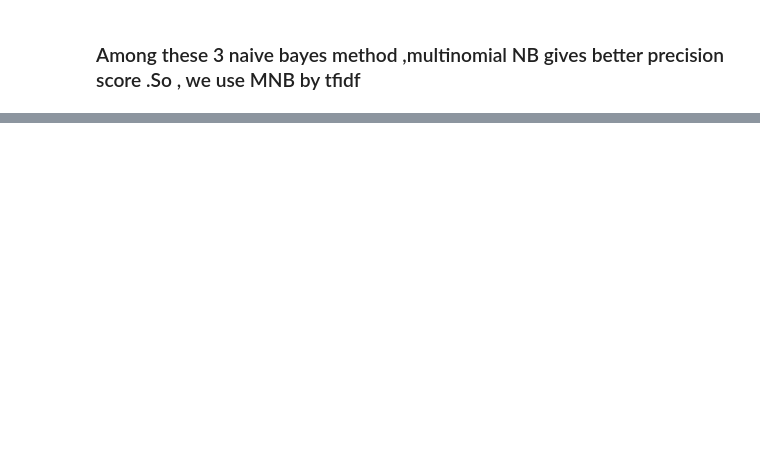
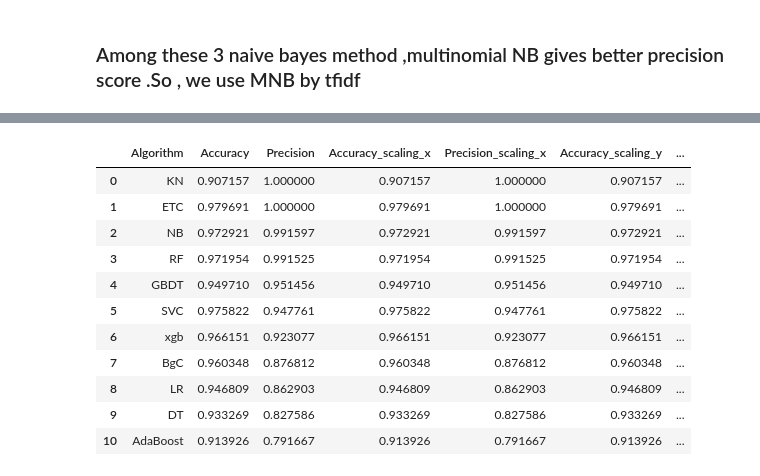
Before and after one commit to Ishwar-gupta/SMS-spam-classifier, a Jupyter notebook: spam_detection.ipynb, the cells around one changed output, grey strips where cells are left out. Saved outputs shown, nothing was run; the diff lists cells and outputs as text; code cells hidden in the pictures; blank space fills up the shorter version.

```diff
--- a/spam_detection.ipynb
+++ b/spam_detection.ipynb
@@ -746,0 +881,5 @@ ModuleNotFoundError: No module named 'xgboost'
+# %%
+temp_df = pd.DataFrame({'Algorithm':clfs.keys(),'Accuracy_scaling':accuracy_scores,'Precision_scaling':precision_scores}).sort_values('Precision_scaling',ascending=False)
+# %%
+new_df = performance_df.merge(temp_df,on='Algorithm')
+new_df
@@ -746,0 +899,19 @@ ModuleNotFoundError: No module named 'xgboost'
+# %%
+new_df_scaled = new_df.merge(temp_df,on='Algorithm')
+# %%
+temp_df = pd.DataFrame({'Algorithm':clfs.keys(),'Accuracy_num_chars':accuracy_scores,'Precision_num_chars':precision_scores}).sort_values('Precision_num_chars',ascending=False)
+# %%
+new_df_scaled.merge(temp_df,on='Algorithm')
+# %% [output]
+|  | Algorithm | Accuracy | Precision | Accuracy_scaling_x | Precision_scaling_x | Accuracy_scaling_y | ... |
+| 0 | KN | 0.907157 | 1.000000 | 0.907157 | 1.000000 | 0.907157 | ... |
+| 1 | ETC | 0.979691 | 1.000000 | 0.979691 | 1.000000 | 0.979691 | ... |
+| 2 | NB | 0.972921 | 0.991597 | 0.972921 | 0.991597 | 0.972921 | ... |
+| 3 | RF | 0.971954 | 0.991525 | 0.971954 | 0.991525 | 0.971954 | ... |
+| 4 | GBDT | 0.949710 | 0.951456 | 0.949710 | 0.951456 | 0.949710 | ... |
+| 5 | SVC | 0.975822 | 0.947761 | 0.975822 | 0.947761 | 0.975822 | ... |
+| 6 | xgb | 0.966151 | 0.923077 | 0.966151 | 0.923077 | 0.966151 | ... |
+| 7 | BgC | 0.960348 | 0.876812 | 0.960348 | 0.876812 | 0.960348 | ... |
+| 8 | LR | 0.946809 | 0.862903 | 0.946809 | 0.862903 | 0.946809 | ... |
+| 9 | DT | 0.933269 | 0.827586 | 0.933269 | 0.827586 | 0.933269 | ... |
+| 10 | AdaBoost | 0.913926 | 0.791667 | 0.913926 | 0.791667 | 0.913926 | ... |
```
Also changed, not shown: parts of 29 cells of this notebook, 8 other files.
